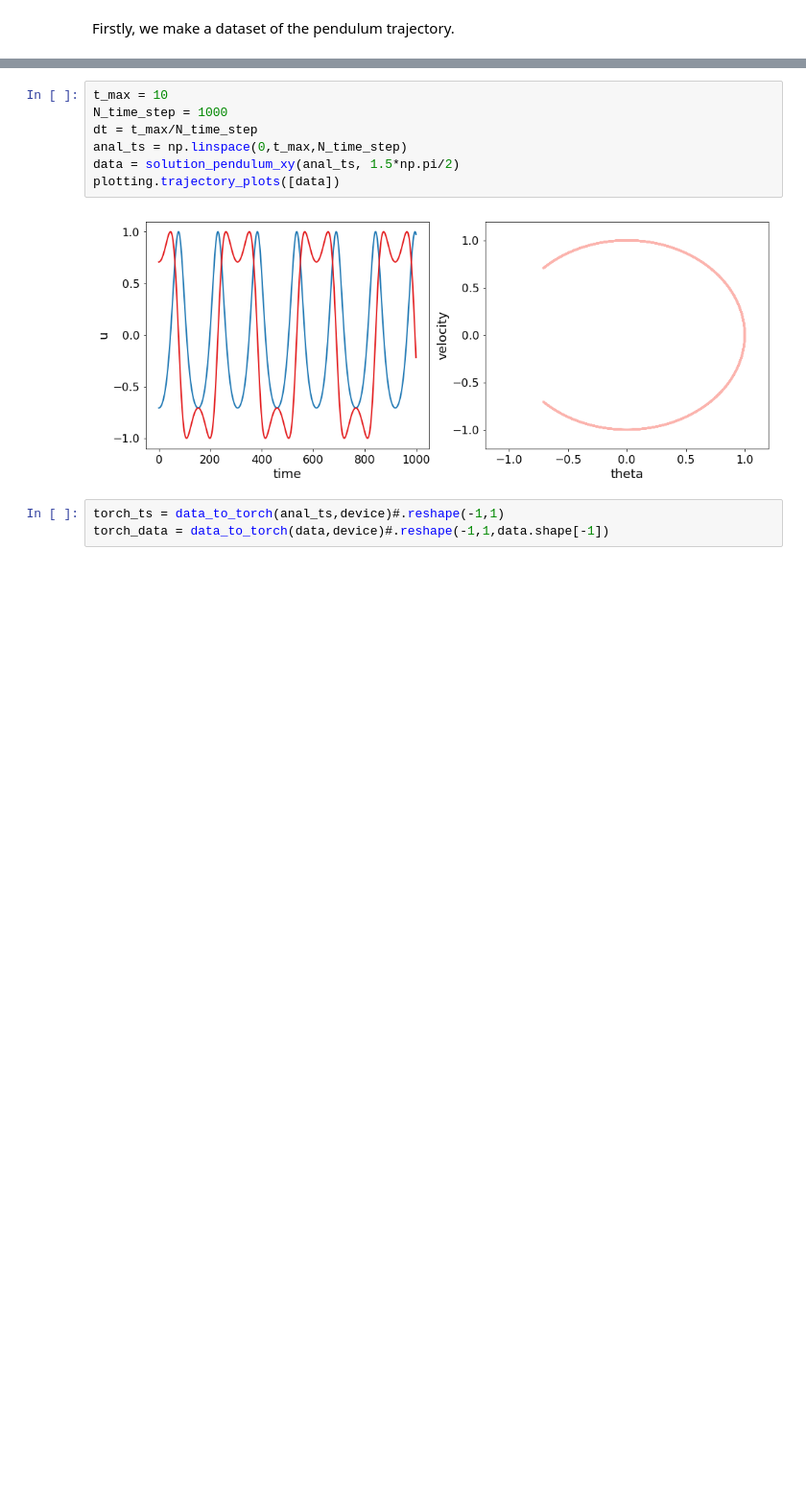
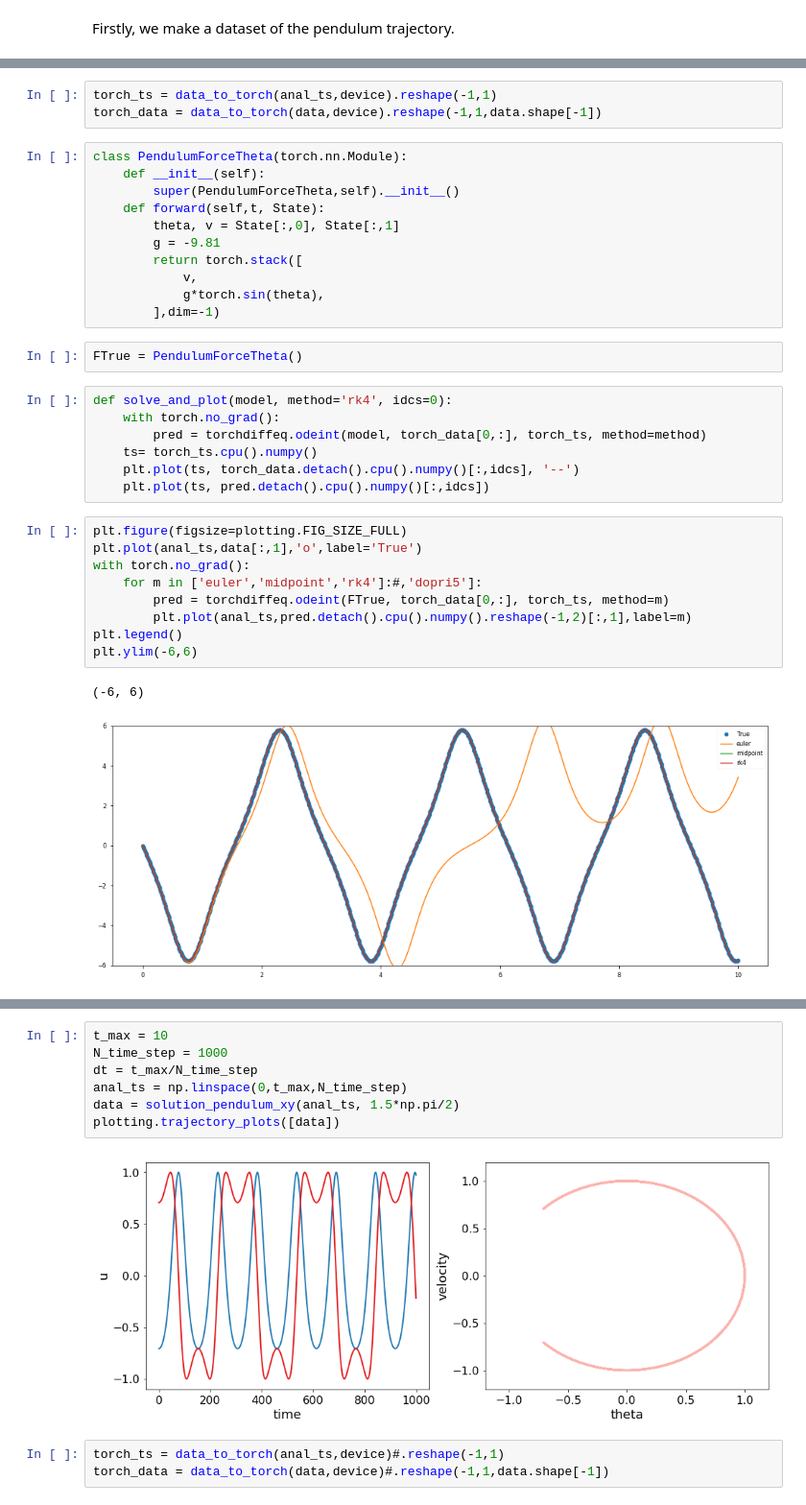
Before and after one commit to afqueiruga/on_learned_dynamics, a Jupyter notebook: NonlinearPendulum.ipynb, the cells around one changed output, grey strips where cells are left out. Shown at 96% size. Cells and saved outputs as stored; diff of their text form; blank space fills up the shorter version.

```diff
--- a/NonlinearPendulum.ipynb
+++ b/NonlinearPendulum.ipynb
@@ -26,0 +61,35 @@ Firstly, we make a dataset of the pendulum trajectory.
+# %%
+torch_ts = data_to_torch(anal_ts,device).reshape(-1,1)
+torch_data = data_to_torch(data,device).reshape(-1,1,data.shape[-1])
+# %%
+class PendulumForceTheta(torch.nn.Module):
+    def __init__(self):
+        super(PendulumForceTheta,self).__init__()
+    def forward(self,t, State):
+        theta, v = State[:,0], State[:,1]
+        g = -9.81
+        return torch.stack([
+            v,
+            g*torch.sin(theta),
+        ],dim=-1)
+# %%
+FTrue = PendulumForceTheta()
+# %%
+def solve_and_plot(model, method='rk4', idcs=0):
+    with torch.no_grad():
+        pred = torchdiffeq.odeint(model, torch_data[0,:], torch_ts, method=method)
+    ts= torch_ts.cpu().numpy()
+    plt.plot(ts, torch_data.detach().cpu().numpy()[:,idcs], '--')
+    plt.plot(ts, pred.detach().cpu().numpy()[:,idcs])
+# %%
+plt.figure(figsize=plotting.FIG_SIZE_FULL)
+plt.plot(anal_ts,data[:,1],'o',label='True')
+with torch.no_grad():
+    for m in ['euler','midpoint','rk4']:#,'dopri5']:
+        pred = torchdiffeq.odeint(FTrue, torch_data[0,:], torch_ts, method=m)
+        plt.plot(anal_ts,pred.detach().cpu().numpy().reshape(-1,2)[:,1],label=m)
+plt.legend()
+plt.ylim(-6,6)
+# %% [output]
+(-6, 6)
+[figure, added]
```
Also changed, not shown: parts of 27 cells of this notebook, 2 other files.
